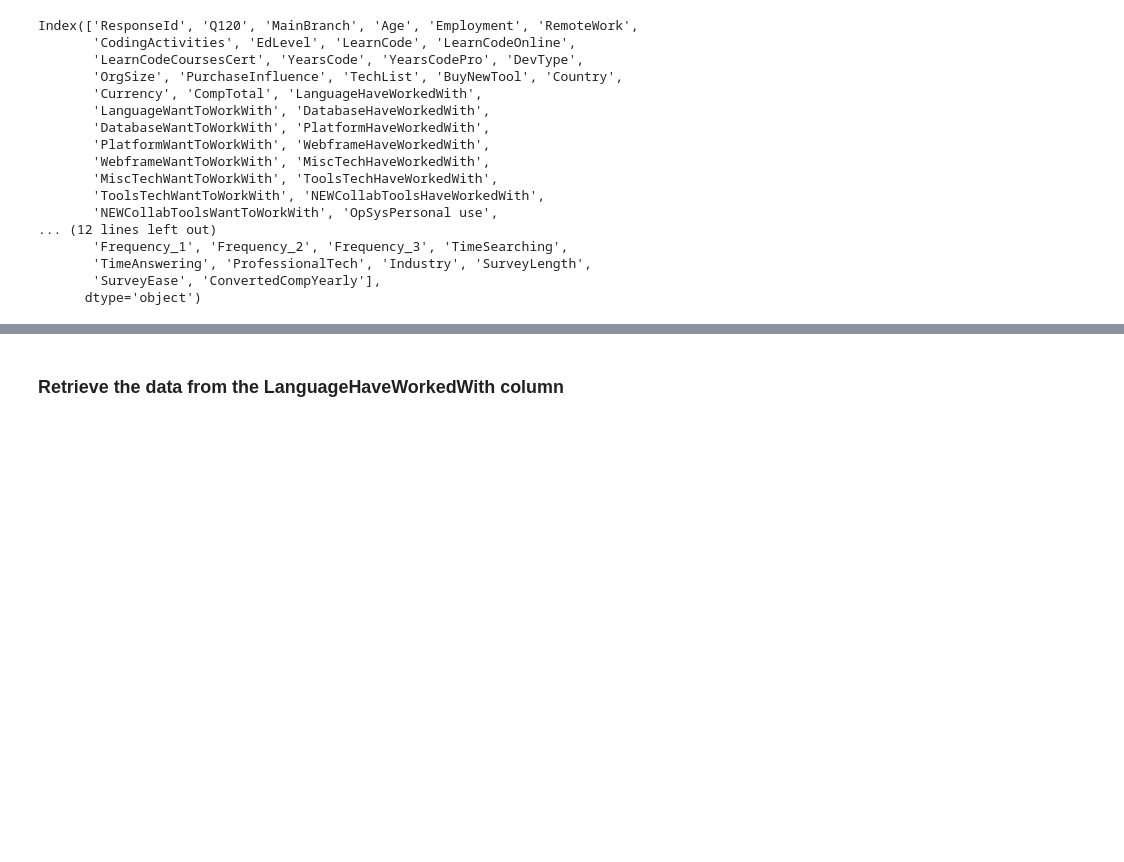
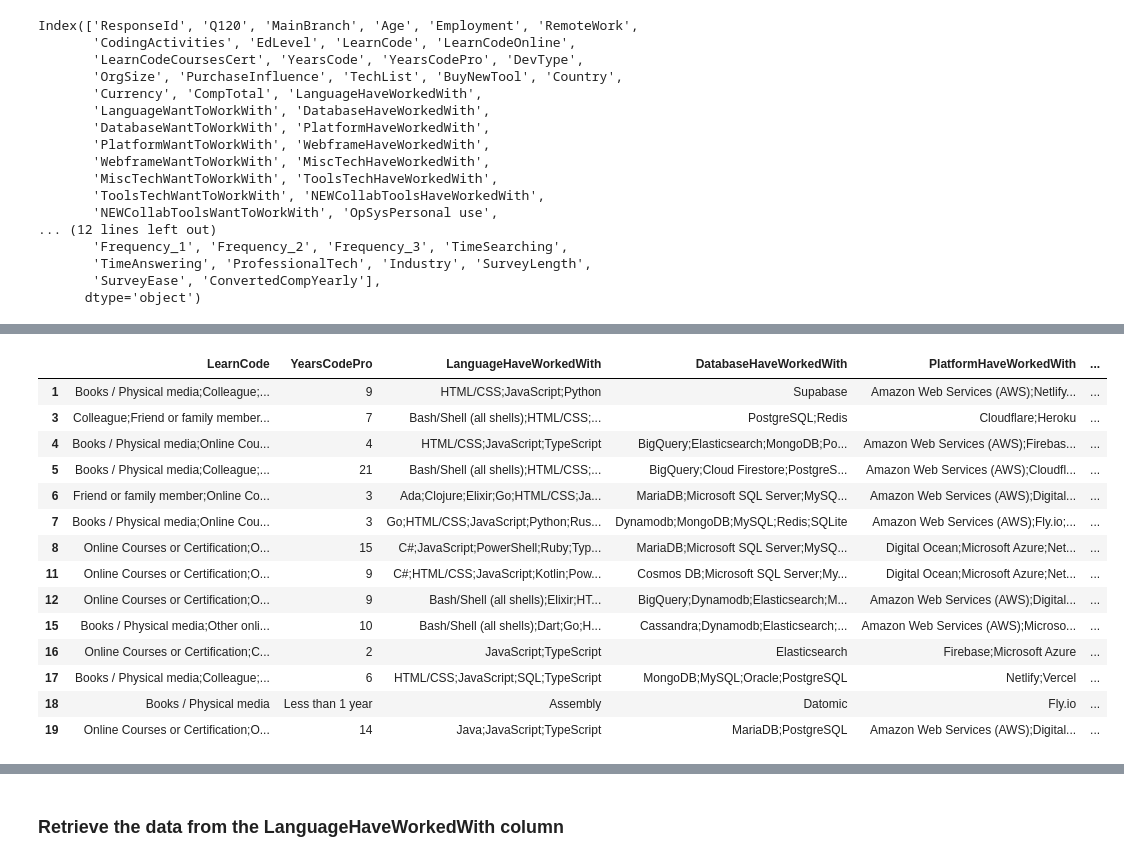
Before and after one commit to zhangtienyong/bad-project-ai-powered-predict-code-pay, a Jupyter notebook: machine-learning-models/skillset.ipynb, the cells around one changed output, grey strips where cells are left out. Drawn from its saved outputs; the diff is of its cells as text; code cells hidden in the pictures; blank space fills up the shorter version.

```diff
--- a/machine-learning-models/skillset.ipynb
+++ b/machine-learning-models/skillset.ipynb
@@ -34,0 +37,20 @@ Index(['ResponseId', 'Q120', 'MainBranch', 'Age', 'Employment', 'RemoteWork',
+# %%
+selected_columns = ['LearnCode', 'YearsCodePro', 'LanguageHaveWorkedWith', 'DatabaseHaveWorkedWith', 'PlatformHaveWorkedWith', 'WebframeHaveWorkedWith', 'ConvertedCompYearly']
+selected_data = df[selected_columns].head(20).dropna()
+selected_data
+# %% [output]
+|  | LearnCode | YearsCodePro | LanguageHaveWorkedWith | DatabaseHaveWorkedWith | PlatformHaveWorkedWith | ... |
+| 1 | Books / Physical media;Colleague;... | 9 | HTML/CSS;JavaScript;Python | Supabase | Amazon Web Services (AWS);Netlify... | ... |
+| 3 | Colleague;Friend or family member... | 7 | Bash/Shell (all shells);HTML/CSS;... | PostgreSQL;Redis | Cloudflare;Heroku | ... |
+| 4 | Books / Physical media;Online Cou... | 4 | HTML/CSS;JavaScript;TypeScript | BigQuery;Elasticsearch;MongoDB;Po... | Amazon Web Services (AWS);Firebas... | ... |
+| 5 | Books / Physical media;Colleague;... | 21 | Bash/Shell (all shells);HTML/CSS;... | BigQuery;Cloud Firestore;PostgreS... | Amazon Web Services (AWS);Cloudfl... | ... |
+| 6 | Friend or family member;Online Co... | 3 | Ada;Clojure;Elixir;Go;HTML/CSS;Ja... | MariaDB;Microsoft SQL Server;MySQ... | Amazon Web Services (AWS);Digital... | ... |
+| 7 | Books / Physical media;Online Cou... | 3 | Go;HTML/CSS;JavaScript;Python;Rus... | Dynamodb;MongoDB;MySQL;Redis;SQLite | Amazon Web Services (AWS);Fly.io;... | ... |
+| 8 | Online Courses or Certification;O... | 15 | C#;JavaScript;PowerShell;Ruby;Typ... | MariaDB;Microsoft SQL Server;MySQ... | Digital Ocean;Microsoft Azure;Net... | ... |
+| 11 | Online Courses or Certification;O... | 9 | C#;HTML/CSS;JavaScript;Kotlin;Pow... | Cosmos DB;Microsoft SQL Server;My... | Digital Ocean;Microsoft Azure;Net... | ... |
+| 12 | Online Courses or Certification;O... | 9 | Bash/Shell (all shells);Elixir;HT... | BigQuery;Dynamodb;Elasticsearch;M... | Amazon Web Services (AWS);Digital... | ... |
+| 15 | Books / Physical media;Other onli... | 10 | Bash/Shell (all shells);Dart;Go;H... | Cassandra;Dynamodb;Elasticsearch;... | Amazon Web Services (AWS);Microso... | ... |
+| 16 | Online Courses or Certification;C... | 2 | JavaScript;TypeScript | Elasticsearch | Firebase;Microsoft Azure | ... |
+| 17 | Books / Physical media;Colleague;... | 6 | HTML/CSS;JavaScript;SQL;TypeScript | MongoDB;MySQL;Oracle;PostgreSQL | Netlify;Vercel | ... |
+| 18 | Books / Physical media | Less than 1 year | Assembly | Datomic | Fly.io | ... |
+| 19 | Online Courses or Certification;O... | 14 | Java;JavaScript;TypeScript | MariaDB;PostgreSQL | Amazon Web Services (AWS);Digital... | ... |
```
Also changed, not shown: parts of 3 cells of this notebook, 3 other files.
